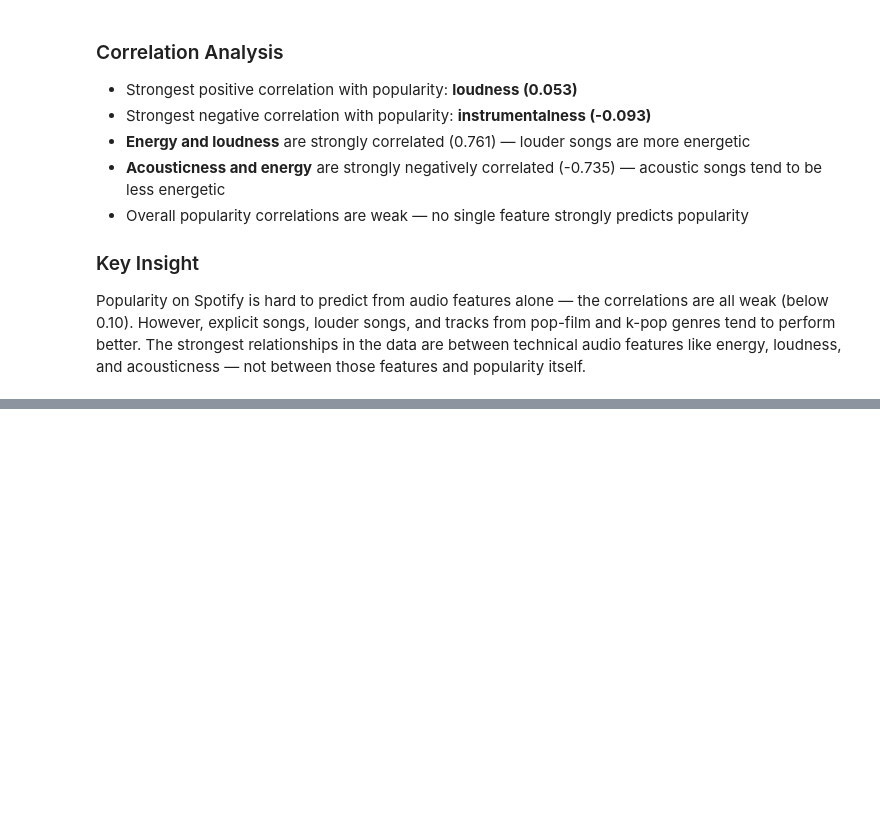
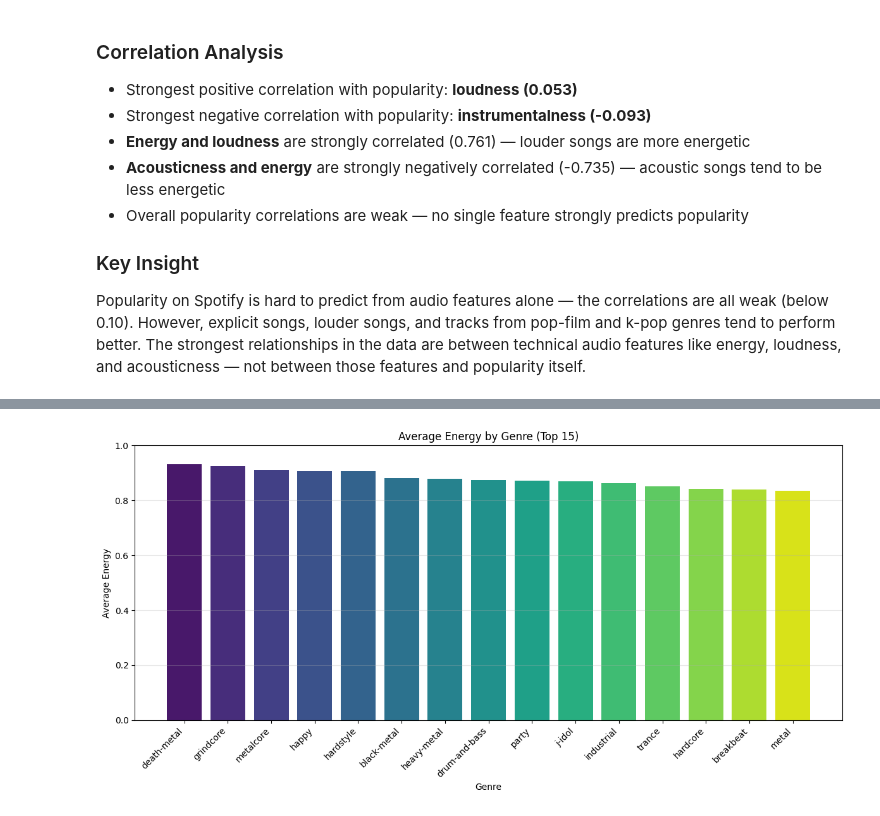
Before and after one commit to Dhumo986/cis4930-sp26-project-group-04, a Jupyter notebook: notebooks/analysis.ipynb, the cells around one changed output, grey strips where cells are left out. Cells and saved outputs as stored; diff of their text form; code cells hidden in the pictures; blank space fills up the shorter version.

```diff
--- a/notebooks/analysis.ipynb
+++ b/notebooks/analysis.ipynb
@@ -642,0 +671,19 @@ not between those features and popularity itself.
+# %%
+# bar plot — avg energy by genre (top 15)
+genre_energy = df.groupby('track_genre')['energy'].mean().sort_values(ascending=False).head(15)
+
+fig, ax = plt.subplots(figsize=(12, 6))
+ax.bar(range(len(genre_energy)), genre_energy.values,
+       color=sns.color_palette('viridis', len(genre_energy)))
+ax.set_xticks(range(len(genre_energy)))
+ax.set_xticklabels(genre_energy.index, rotation=45, ha='right')
+ax.set_xlabel('Genre')
+ax.set_ylabel('Average Energy')
+ax.set_title('Average Energy by Genre (Top 15)')
+ax.set_ylim(0, 1)
+ax.grid(axis='y', alpha=0.3)
+fig.tight_layout()
+fig.savefig('../figures/energy_by_genre.png', dpi=300)
+plt.show()
+# %% [output]
+[figure, added]
```
Also changed, not shown: parts of 7 cells of this notebook, 4 other files.
